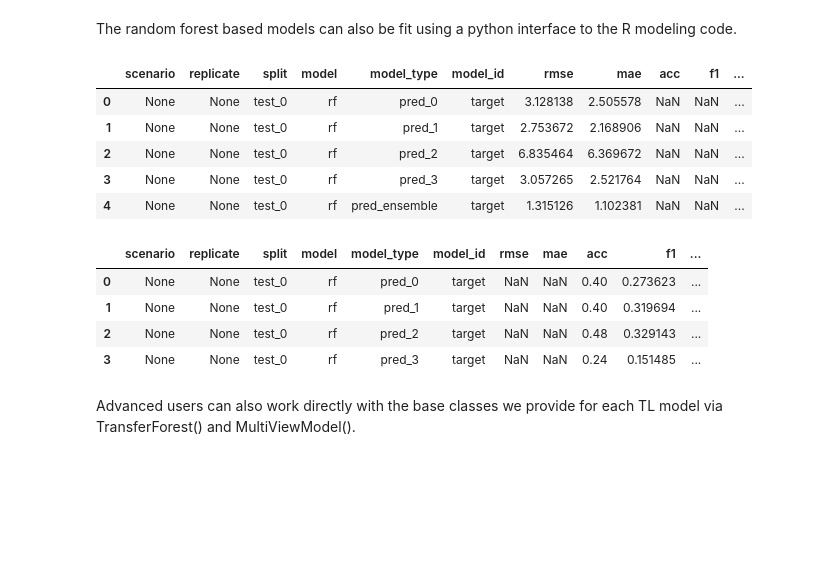
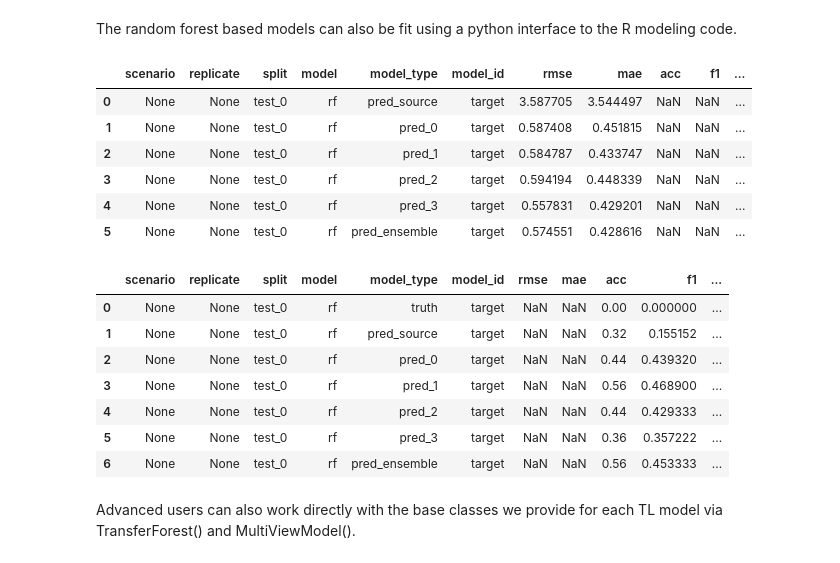
Before and after one commit to PNNL-Predictive-Phenomics/omicsTL, a Jupyter notebook: docs/example.ipynb, the cells around one changed output. Saved outputs shown, nothing was run; the diff lists cells and outputs as text; code cells hidden in the pictures; blank space fills up the shorter version.

Commit message:
Fix some issues with random forest

```diff
--- a/docs/example.ipynb
+++ b/docs/example.ipynb
@@ -48,7 +49,7 @@ source_synth_data_cont, _, _ = generate_synth_data(
 target_synth_data_cont, _, _ = generate_synth_data(
     data = target_real_data, # input data
     num_features = num_features, # number of output features
-    num_samples = num_samples_target + samples_target_test, # number of output samples
+    num_samples = num_samples_target + samples_target_test + samples_target_ensemble, # number of output samples
     response_fn = response_fn, # response function
     snr = 1 # signal to noise ratio
 )
@@ -88,7 +89,7 @@ display(target_synth_data_cont)
 source_synth_data_cat, _, _ = generate_synth_data(
     data = source_real_data, # input data
     num_features = num_features, # number of output features
-    num_samples = num_samples_source, # number of output samples
+    num_samples = num_samples_source + samples_target_ensemble, # number of output samples
     response_fn = response_fn, # response function
     snr = 1, # signal to noise ratio
     response_parameters={
@@ -100,7 +101,7 @@ source_synth_data_cat, _, _ = generate_synth_data(
 target_synth_data_cat, _, _ = generate_synth_data(
     data = target_real_data, # input data
     num_features = num_features, # number of output features
-    num_samples = num_samples_target + samples_target_test, # number of output samples
+    num_samples = num_samples_target + samples_target_test + samples_target_ensemble, # number of output samples
     response_fn = response_fn, # response function
     snr = 1 ,# signal to noise ratio
     response_parameters={
@@ -210,17 +211,29 @@ Then we can split the target data into train and test sets.
 # %%
 from sklearn.model_selection import train_test_split
 
-target_synth_train_cont, target_synth_test_cont = train_test_split(
+target_synth_train_comb_cont, target_synth_test_cont = train_test_split(
     target_synth_data_cont,
-    train_size = num_samples_target,
+    train_size = num_samples_target + samples_target_ensemble,
     test_size = samples_target_test
 )
 
-target_synth_train_cat, target_synth_test_cat = train_test_split(
+target_synth_train_comb_cat, target_synth_test_cat = train_test_split(
     target_synth_data_cat,
-    train_size = num_samples_target,
+    train_size = num_samples_target + samples_target_ensemble,
     test_size = samples_target_test
 )
+
+target_synth_train_cont, target_synth_train_ensemble_cont = train_test_split(
+    target_synth_train_comb_cont,
+    train_size = num_samples_target,
+    test_size = samples_target_ensemble
+)
+
+target_synth_train_cat, target_synth_train_ensemble_cat = train_test_split(
+    target_synth_train_comb_cat,
+    train_size = num_samples_target,
+    test_size = samples_target_ensemble
+)
 # %% [markdown]
 The data is now ready to be used for transfer learning.
 # %% [markdown]
@@ -230,6 +243,7 @@ from omicstl.simulation_utils.data_utils import DatasetContainer
 datasets_cont = DatasetContainer(
 	source_data=source_synth_data_cont,
 	target_data=target_synth_train_cont,
+    target_ensemble_data=target_synth_train_ensemble_cont,
 	target_test_data=[target_synth_test_cont]
 )
 datasets_cont.set_response_column("response") # Identify response column
@@ -237,6 +251,7 @@ datasets_cont.set_response_column("response") # Identify response column
 datasets_cat = DatasetContainer(
 	source_data=source_synth_data_cat,
 	target_data=target_synth_train_cat,
+    target_ensemble_data=target_synth_train_ensemble_cat,
 	target_test_data=[target_synth_test_cat]
 )
 datasets_cat.set_response_column("response") # Identify response column
@@ -327,35 +337,32 @@ display(out)
 # %% [markdown]
 The random forest based models can also be fit using a python interface to the R modeling code.
 # %%
-from omicstl.transfer_forest import load_r_functions
-from omicstl.simulation_utils.model_utils import fit_rf_model
-import importlib
-import sys
-importlib.reload(sys.modules["omicstl.transfer_forest"])
-from omicstl.transfer_forest import TransferForest
-importlib.reload(sys.modules["omicstl.simulation_utils.model_utils"])
+from omicstl.r_utils import set_seed
 from omicstl.simulation_utils.model_utils import fit_rf_model
 
-load_r_functions()
-
-#random.seed(42)
-#out, model = fit_rf_model(datasets_cont)
-#display(out)
+random.seed(42)
+out, model = fit_rf_model(datasets_cont)
+display(out)
 
 random.seed(42)
+set_seed(42)
 out, model = fit_rf_model(datasets_cat)
 display(out)
 # %% [output]
 |  | scenario | replicate | split | model | model_type | model_id | rmse | mae | acc | f1 | ... |
-| 0 | None | None | test_0 | rf | pred_0 | target | 3.128138 | 2.505578 | NaN | NaN | ... |
-| 1 | None | None | test_0 | rf | pred_1 | target | 2.753672 | 2.168906 | NaN | NaN | ... |
-| 2 | None | None | test_0 | rf | pred_2 | target | 6.835464 | 6.369672 | NaN | NaN | ... |
-| 3 | None | None | test_0 | rf | pred_3 | target | 3.057265 | 2.521764 | NaN | NaN | ... |
-| 4 | None | None | test_0 | rf | pred_ensemble | target | 1.315126 | 1.102381 | NaN | NaN | ... |
+| 0 | None | None | test_0 | rf | pred_source | target | 3.587705 | 3.544497 | NaN | NaN | ... |
+| 1 | None | None | test_0 | rf | pred_0 | target | 0.587408 | 0.451815 | NaN | NaN | ... |
+| 2 | None | None | test_0 | rf | pred_1 | target | 0.584787 | 0.433747 | NaN | NaN | ... |
+| 3 | None | None | test_0 | rf | pred_2 | target | 0.594194 | 0.448339 | NaN | NaN | ... |
+| 4 | None | None | test_0 | rf | pred_3 | target | 0.557831 | 0.429201 | NaN | NaN | ... |
+| 5 | None | None | test_0 | rf | pred_ensemble | target | 0.574551 | 0.428616 | NaN | NaN | ... |
 |  | scenario | replicate | split | model | model_type | model_id | rmse | mae | acc | f1 | ... |
-| 0 | None | None | test_0 | rf | pred_0 | target | NaN | NaN | 0.40 | 0.273623 | ... |
-| 1 | None | None | test_0 | rf | pred_1 | target | NaN | NaN | 0.40 | 0.319694 | ... |
-| 2 | None | None | test_0 | rf | pred_2 | target | NaN | NaN | 0.48 | 0.329143 | ... |
-| 3 | None | None | test_0 | rf | pred_3 | target | NaN | NaN | 0.24 | 0.151485 | ... |
+| 0 | None | None | test_0 | rf | truth | target | NaN | NaN | 0.00 | 0.000000 | ... |
+| 1 | None | None | test_0 | rf | pred_source | target | NaN | NaN | 0.32 | 0.155152 | ... |
+| 2 | None | None | test_0 | rf | pred_0 | target | NaN | NaN | 0.44 | 0.439320 | ... |
+| 3 | None | None | test_0 | rf | pred_1 | target | NaN | NaN | 0.56 | 0.468900 | ... |
+| 4 | None | None | test_0 | rf | pred_2 | target | NaN | NaN | 0.44 | 0.429333 | ... |
+| 5 | None | None | test_0 | rf | pred_3 | target | NaN | NaN | 0.36 | 0.357222 | ... |
+| 6 | None | None | test_0 | rf | pred_ensemble | target | NaN | NaN | 0.56 | 0.453333 | ... |
 # %% [markdown]
 Advanced users can also work directly with the base classes we provide for each TL model via TransferForest() and MultiViewModel().
```
Also changed, not shown: parts of 6 cells of this notebook, 4 other files.
